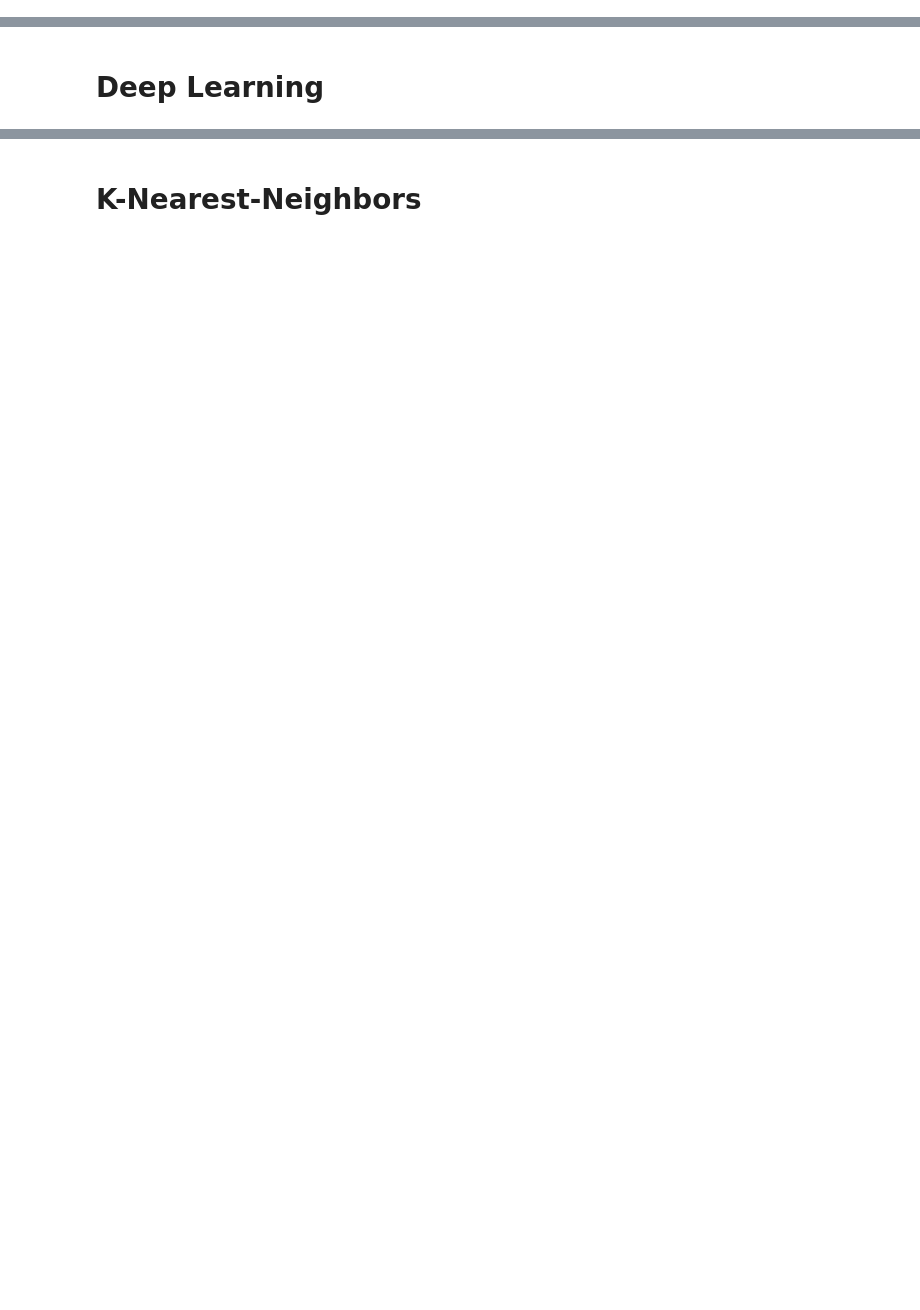
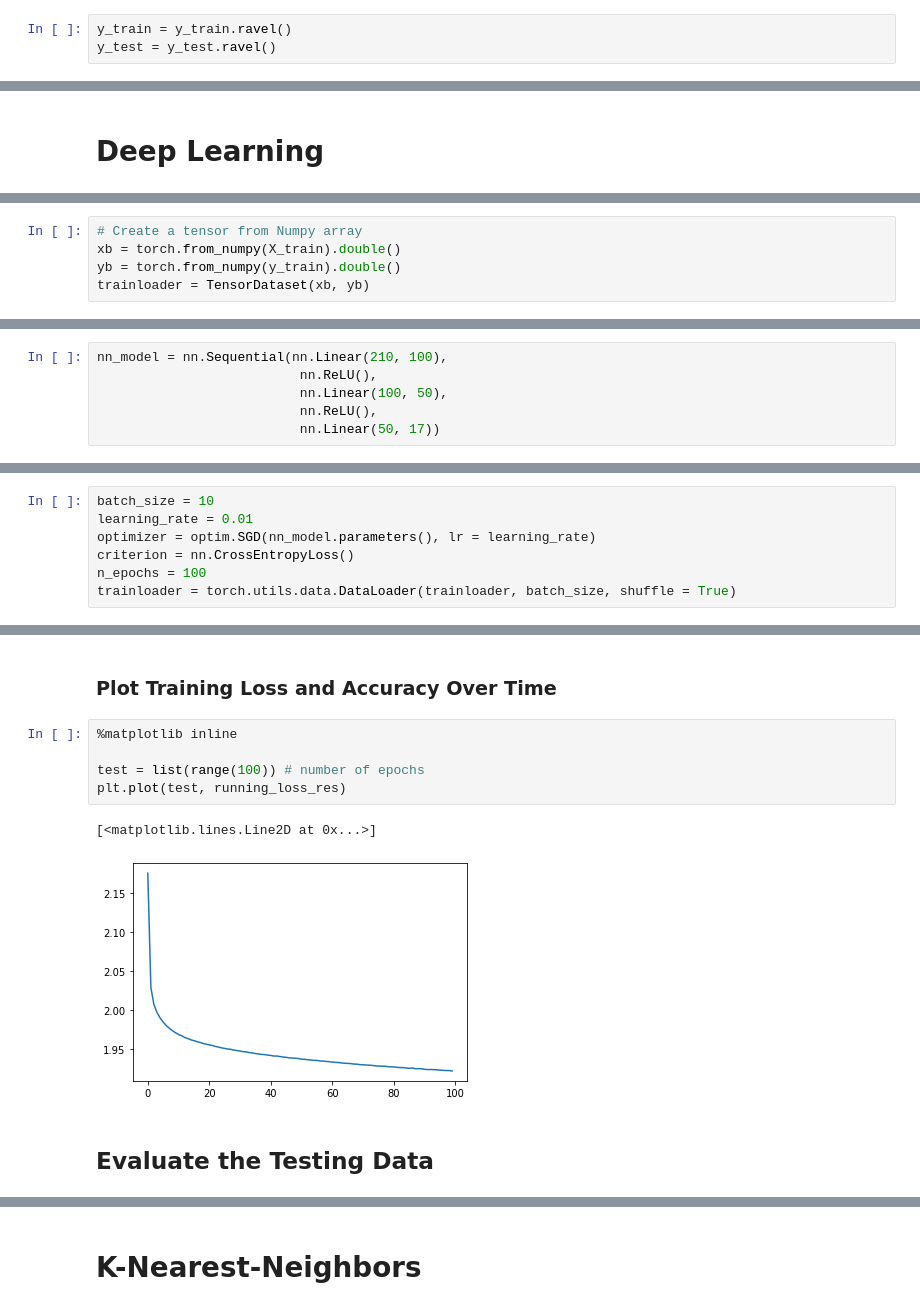
Before and after one commit to meghutch/Chicago_Crimes, a Jupyter notebook: Chicago_Crime_Analysis.ipynb, the cells around one changed output, grey strips where cells are left out. Drawn from its saved outputs; the diff is of its cells as text; blank space fills up the shorter version.

```diff
--- a/Chicago_Crime_Analysis.ipynb
+++ b/Chicago_Crime_Analysis.ipynb
@@ -297,0 +441,3 @@ from sklearn.model_selection import train_test_split
+# %%
+y_train = y_train.ravel()
+y_test = y_test.ravel()
@@ -299,0 +584,5 @@ from sklearn.model_selection import train_test_split
+# %%
+# Create a tensor from Numpy array
+xb = torch.from_numpy(X_train).double()
+yb = torch.from_numpy(y_train).double()
+trainloader = TensorDataset(xb, yb)
@@ -299,0 +591,6 @@ from sklearn.model_selection import train_test_split
+# %%
+nn_model = nn.Sequential(nn.Linear(210, 100),
+                          nn.ReLU(),
+                          nn.Linear(100, 50),
+                          nn.ReLU(),
+                          nn.Linear(50, 17))
@@ -299,0 +599,7 @@ from sklearn.model_selection import train_test_split
+# %%
+batch_size = 10
+learning_rate = 0.01
+optimizer = optim.SGD(nn_model.parameters(), lr = learning_rate)
+criterion = nn.CrossEntropyLoss()
+n_epochs = 100
+trainloader = torch.utils.data.DataLoader(trainloader, batch_size, shuffle = True)
@@ -299,0 +678,12 @@ from sklearn.model_selection import train_test_split
+# %% [markdown]
+### **Plot Training Loss and Accuracy Over Time**
+# %%
+%matplotlib inline
+
+test = list(range(100)) # number of epochs
+plt.plot(test, running_loss_res)
+# %% [output]
+[<matplotlib.lines.Line2D at 0x...>]
+[figure, added]
+# %% [markdown]
+## **Evaluate the Testing Data**
```
Also changed, not shown: parts of 67 cells of this notebook.
